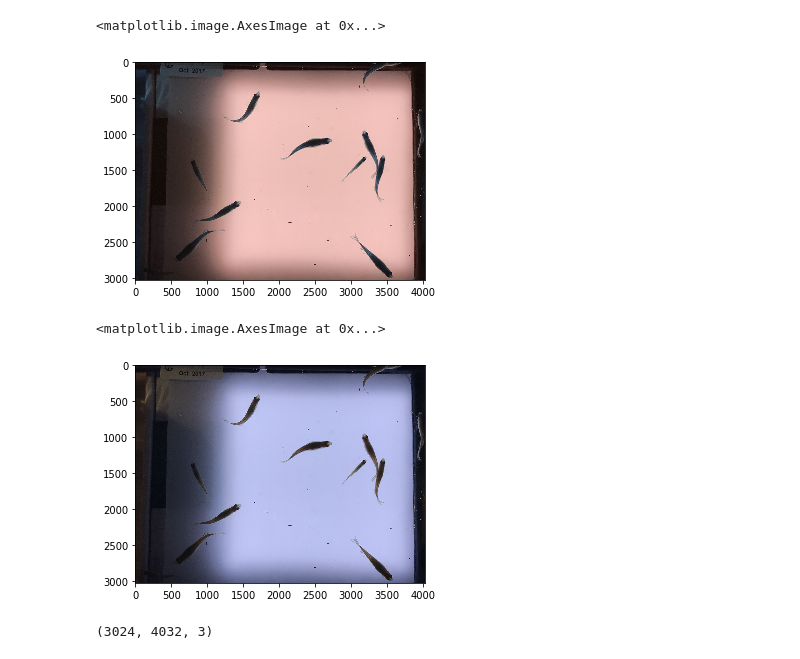
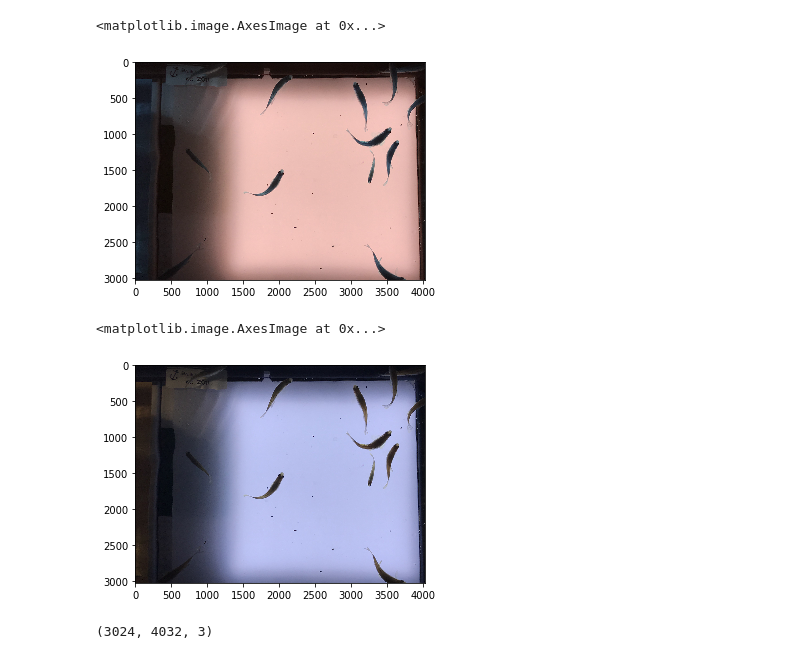
Before and after one commit to alexkychen/feederBot, a Jupyter notebook: Process top-view zebrafish image.ipynb, the cells around one changed output. Drawn from its saved outputs; the diff is of its cells as text; code cells hidden in the pictures.

```diff
--- a/Process top-view zebrafish image.ipynb
+++ b/Process top-view zebrafish image.ipynb
@@ -6,23 +6,23 @@ import matplotlib.pyplot as plt
 %matplotlib inline
 # %%
 #Read an image
-img_path = "images/zebrafish/zfish_top4.jpg"
+img_path = "images/zebrafish/zfish_top5.jpg"
 
 img = cv2.imread(img_path)
 
 #convert image color to RGB
 img_cvt = cv2.cvtColor(img, cv2.COLOR_BGR2RGB)
 
 #plt.figure(figsize=(8,8))
 plt.imshow(img)
 # %% [output]
 <matplotlib.image.AxesImage at 0x...>
-[figure, old version]
+[figure, new version]
 # %%
 plt.imshow(img_cvt)
 # %% [output]
 <matplotlib.image.AxesImage at 0x...>
-[figure, old version]
+[figure, new version]
 # %%
 img.shape
 # %% [output]
```
Also changed, not shown: parts of 20 cells of this notebook, 2 other files.
